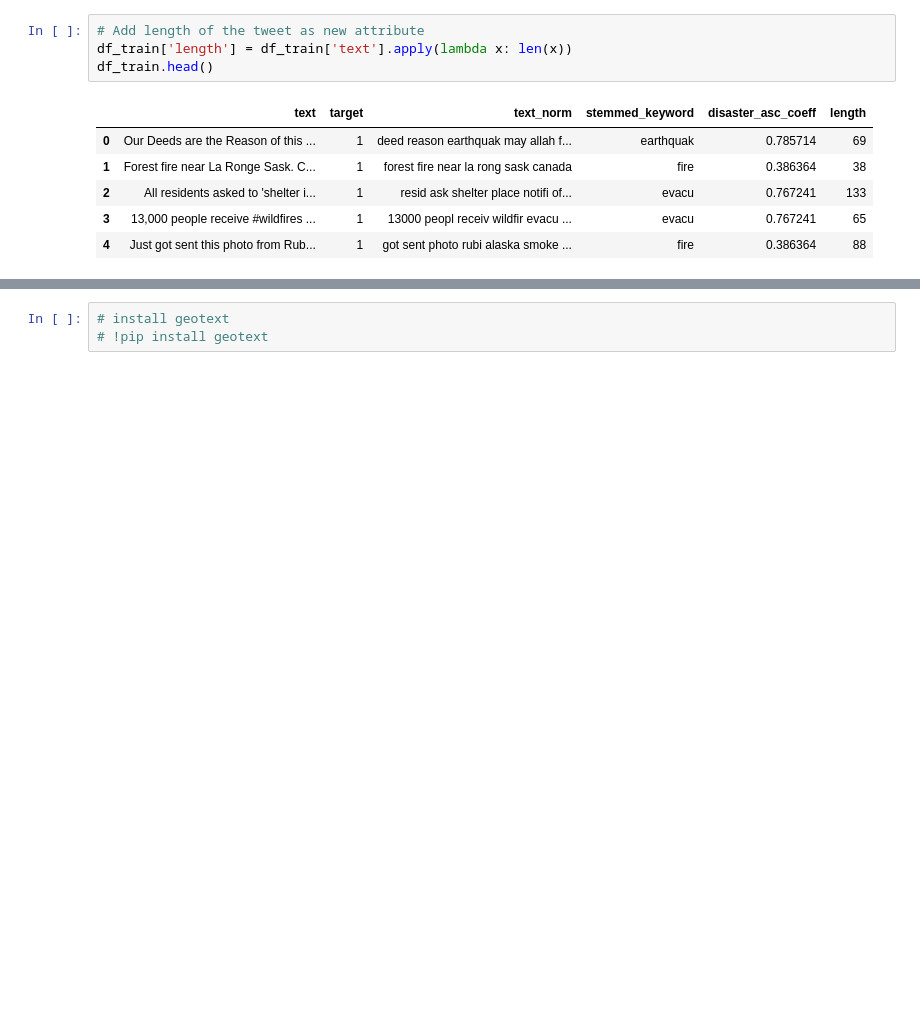
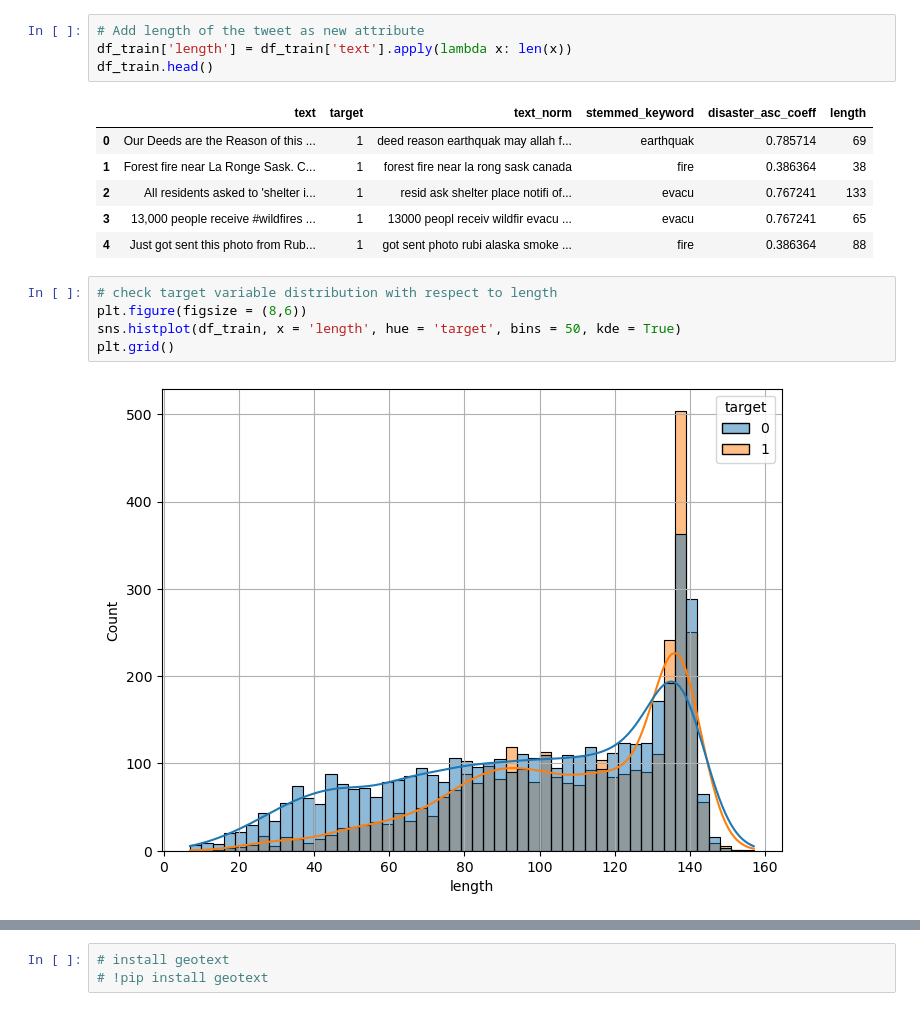
Before and after one commit to Shiska07/Information-Retreval-and-Natural-Language-Processing, a Jupyter notebook: Disaster_Tweets_Classification/Classification using Feature-Engineering and Sentiment Analysis.ipynb, the cells around one changed output, grey strips where cells are left out. Cells and saved outputs as stored; diff of their text form; blank space fills up the shorter version.

```diff
--- a/Disaster_Tweets_Classification/Classification using Feature-Engineering and Sentiment Analysis.ipynb
+++ b/Disaster_Tweets_Classification/Classification using Feature-Engineering and Sentiment Analysis.ipynb
@@ -158,3 +169,10 @@ df_train.head()
 | 2 | All residents asked to 'shelter i... | 1 | resid ask shelter place notifi of... | evacu | 0.767241 | 133 |
 | 3 | 13,000 people receive #wildfires ... | 1 | 13000 peopl receiv wildfir evacu ... | evacu | 0.767241 | 65 |
 | 4 | Just got sent this photo from Rub... | 1 | got sent photo rubi alaska smoke ... | fire | 0.386364 | 88 |
+# %%
+# check target variable distribution with respect to length
+plt.figure(figsize = (8,6))
+sns.histplot(df_train, x = 'length', hue = 'target', bins = 50, kde = True)
+plt.grid()
+# %% [output]
+[figure, added]
```
Also changed, not shown: parts of 33 cells of this notebook, 1 other file.
